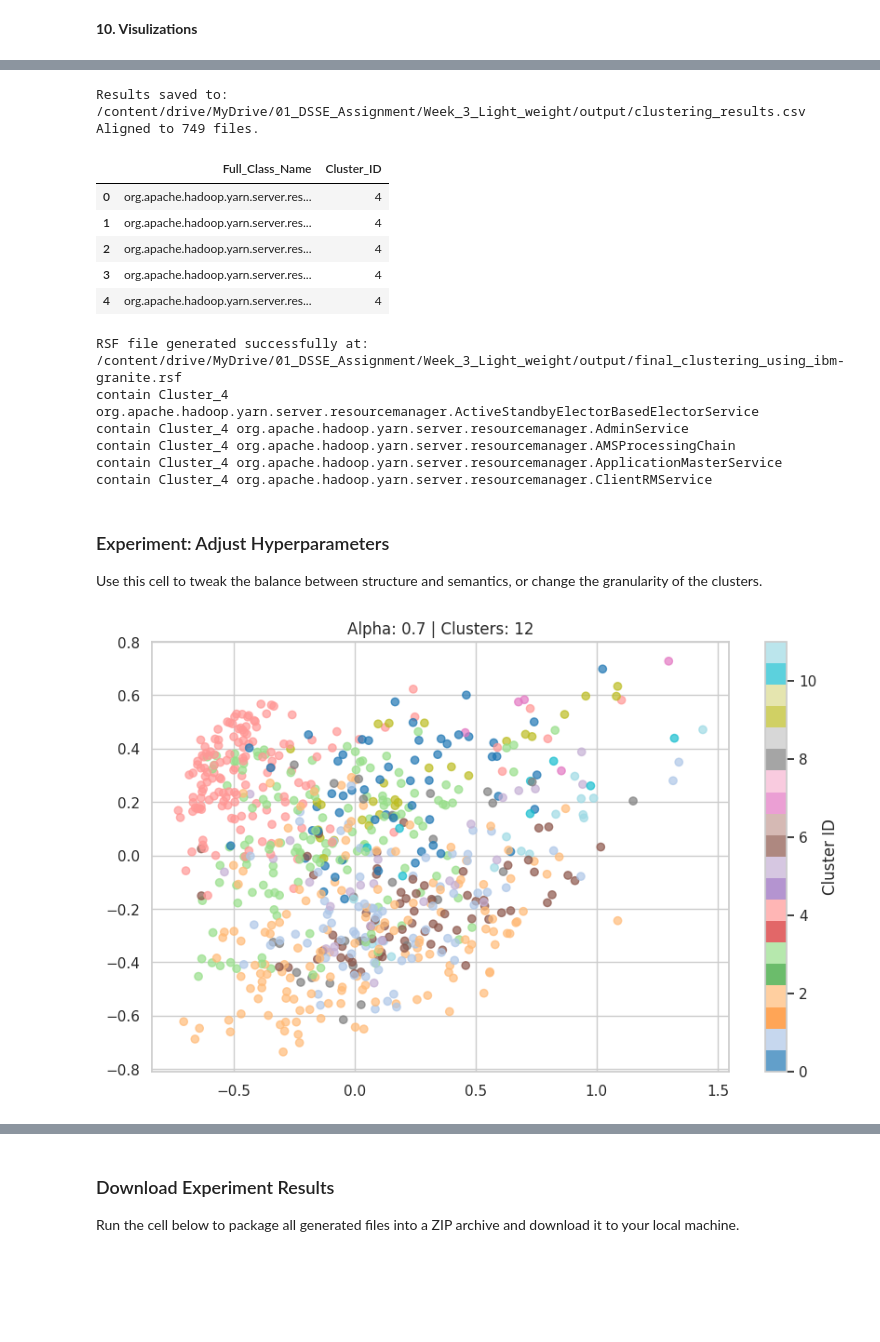
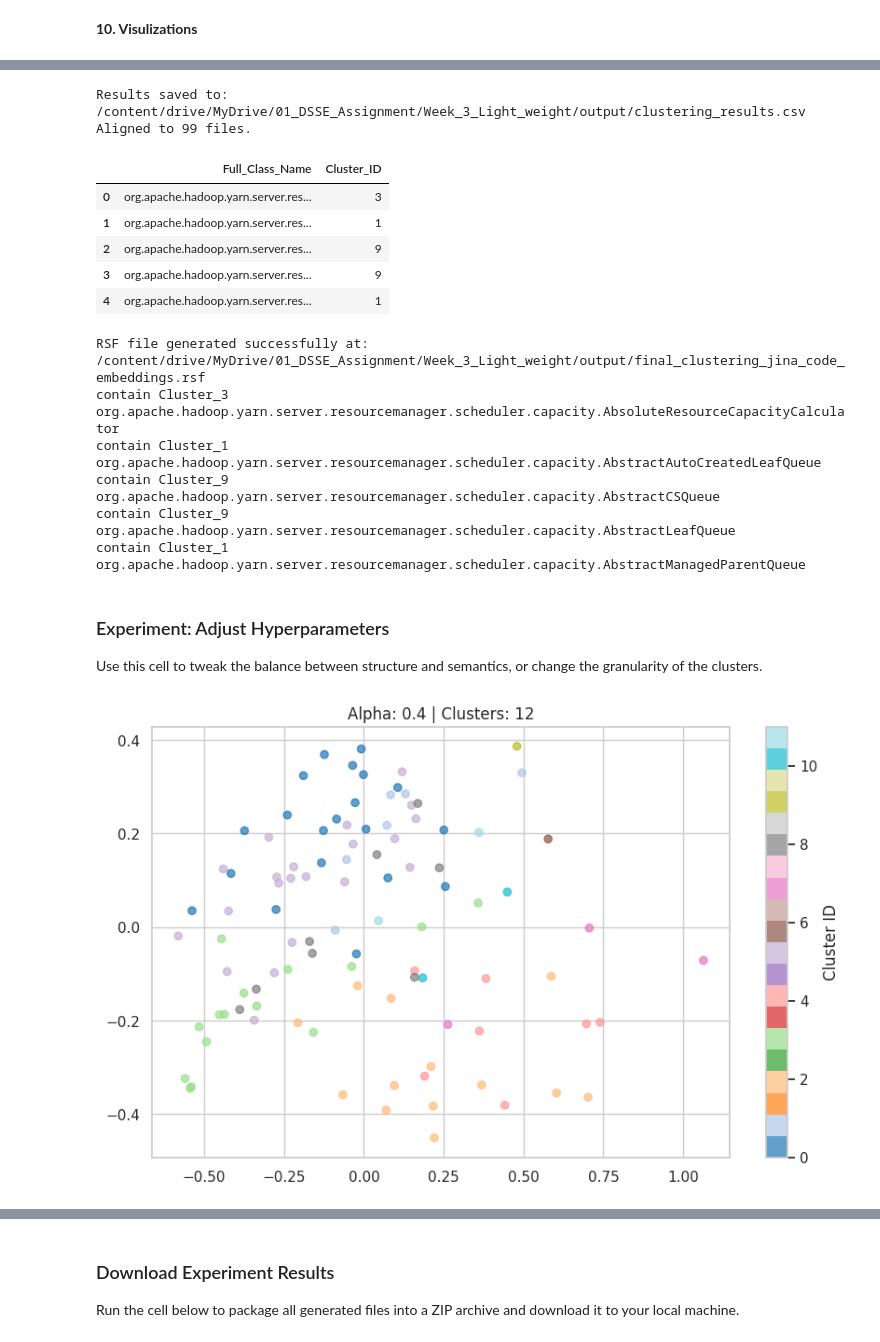
Before and after one commit to Umang-Raval/DSSE_Assignment1, a Jupyter notebook: Week3/Jinaai/Assignment1_Group5_Week3_JJinaai.ipynb, the cells around one changed output, grey strips where cells are left out. Cells and saved outputs as stored; diff of their text form; code cells hidden in the pictures; blank space fills up the shorter version.

```diff
--- a/Week3/Jinaai/Assignment1_Group5_Week3_JJinaai.ipynb
+++ b/Week3/Jinaai/Assignment1_Group5_Week3_JJinaai.ipynb
@@ -39,7 +33,7 @@ from google.colab import userdata
 # %%
 from pathlib import Path
 
-SOURCE_CODE_DIR = Path("/content/drive/MyDrive/01_DSSE_Assignment/Week_3_Light_weight/resourcemanager")
+SOURCE_CODE_DIR = Path("/content/drive/MyDrive/01_DSSE_Assignment/Week_3_Light_weight/resourcemanager/scheduler/capacity")
 OUTPUT_DIR = Path(
     "/content/drive/MyDrive/01_DSSE_Assignment/Week_3_Light_weight/output"
 )
@@ -326,16 +320,16 @@ print(f"Aligned to {min_length} files.")
 display(results_df.head())
 # %% [output]
 Results saved to: /content/drive/MyDrive/01_DSSE_Assignment/Week_3_Light_weight/output/clustering_results.csv
-Aligned to 749 files.
+Aligned to 99 files.
 |  | Full_Class_Name | Cluster_ID |
-| 0 | org.apache.hadoop.yarn.server.res... | 4 |
-| 1 | org.apache.hadoop.yarn.server.res... | 4 |
-| 2 | org.apache.hadoop.yarn.server.res... | 4 |
-| 3 | org.apache.hadoop.yarn.server.res... | 4 |
-| 4 | org.apache.hadoop.yarn.server.res... | 4 |
+| 0 | org.apache.hadoop.yarn.server.res... | 3 |
+| 1 | org.apache.hadoop.yarn.server.res... | 1 |
+| 2 | org.apache.hadoop.yarn.server.res... | 9 |
+| 3 | org.apache.hadoop.yarn.server.res... | 9 |
+| 4 | org.apache.hadoop.yarn.server.res... | 1 |
 # %%
 # Define the output path for the RSF file
-rsf_output_path = OUTPUT_DIR / "final_clustering_using_ibm-granite.rsf"
+rsf_output_path = OUTPUT_DIR / "final_clustering_jina_code_embeddings.rsf"
 
 # Open file and write clustering results in RSF format
 # Format: contain <Cluster_ID> <Full_Class_Name>
@@ -348,37 +342,37 @@ print(f"RSF file generated successfully at: {rsf_output_path}")
 # Display the first few lines of the generated RSF
 !head -n 5 {rsf_output_path}
 # %% [output]
-RSF file generated successfully at: /content/drive/MyDrive/01_DSSE_Assignment/Week_3_Light_weight/output/final_clustering_using_ibm-granite.rsf
-contain Cluster_4 org.apache.hadoop.yarn.server.resourcemanager.ActiveStandbyElectorBasedElectorService
-contain Cluster_4 org.apache.hadoop.yarn.server.resourcemanager.AdminService
-contain Cluster_4 org.apache.hadoop.yarn.server.resourcemanager.AMSProcessingChain
-contain Cluster_4 org.apache.hadoop.yarn.server.resourcemanager.ApplicationMasterService
-contain Cluster_4 org.apache.hadoop.yarn.server.resourcemanager.ClientRMService
+RSF file generated successfully at: /content/drive/MyDrive/01_DSSE_Assignment/Week_3_Light_weight/output/final_clustering_jina_code_embeddings.rsf
+contain Cluster_3 org.apache.hadoop.yarn.server.resourcemanager.scheduler.capacity.AbsoluteResourceCapacityCalculator
+contain Cluster_1 org.apache.hadoop.yarn.server.resourcemanager.scheduler.capacity.AbstractAutoCreatedLeafQueue
+contain Cluster_9 org.apache.hadoop.yarn.server.resourcemanager.scheduler.capacity.AbstractCSQueue
+contain Cluster_9 org.apache.hadoop.yarn.server.resourcemanager.scheduler.capacity.AbstractLeafQueue
+contain Cluster_1 org.apache.hadoop.yarn.server.resourcemanager.scheduler.capacity.AbstractManagedParentQueue
 # %% [markdown]
 ### Experiment: Adjust Hyperparameters
 Use this cell to tweak the balance between structure and semantics, or change the granularity of the clusters.
 # %%
 # @title Clustering Experimentation { run: "auto" }
-NEW_ALPHA = 0.7 # @param {type:"slider", min:0, max:1, step:0.1}
+NEW_ALPHA = 0.4 # @param {type:"slider", min:0, max:1, step:0.1}
 NEW_TARGET_CLUSTERS = 12 # @param {type:"slider", min:2, max:30, step:1}
 
 # 1. Re-calculate distance matrix
 combined_sim = (NEW_ALPHA * struct_matrix) + ((1 - NEW_ALPHA) * semantic_matrix)
 dist_mat = 1.0 - combined_sim
 np.fill_diagonal(dist_mat, 0)
 
 # 2. Re-cluster
 new_clusterer = AgglomerativeClustering(n_clusters=NEW_TARGET_CLUSTERS, metric='precomputed', linkage='complete')
 new_clusters = new_clusterer.fit_predict(dist_mat)
 
 # 3. Visualize the change
 pca = PCA(n_components=2)
 coords = pca.fit_transform(dist_mat)
 
 plt.figure(figsize=(10, 6))
 plt.scatter(coords[:, 0], coords[:, 1], c=new_clusters, cmap='tab20', alpha=0.7)
 plt.title(f'Alpha: {NEW_ALPHA} | Clusters: {NEW_TARGET_CLUSTERS}')
 plt.colorbar(label='Cluster ID')
 plt.show()
 # %% [output]
-[figure, old version]
+[figure, new version]
```
Also changed, not shown: parts of 16 cells of this notebook, 4 other files.
